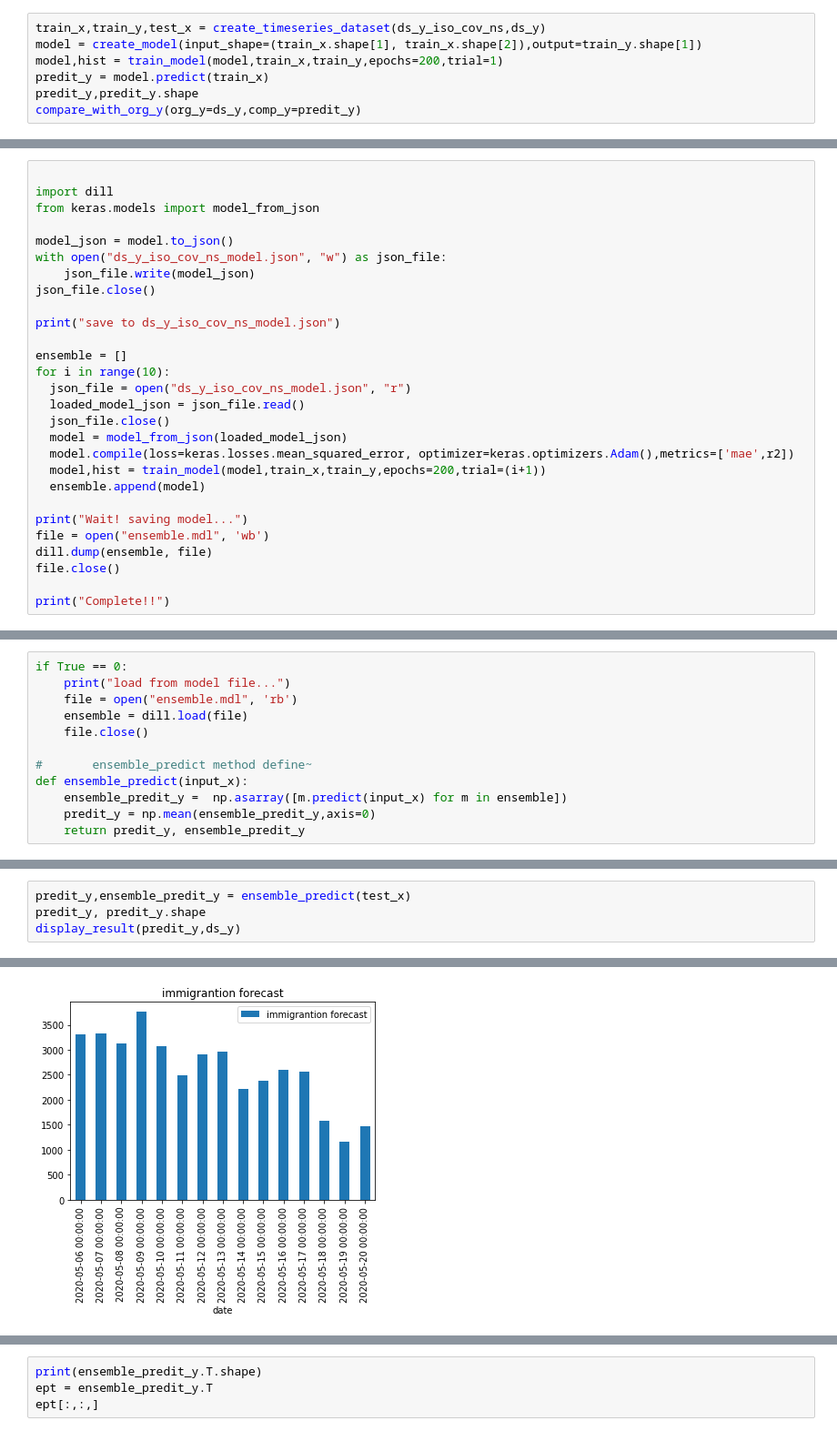
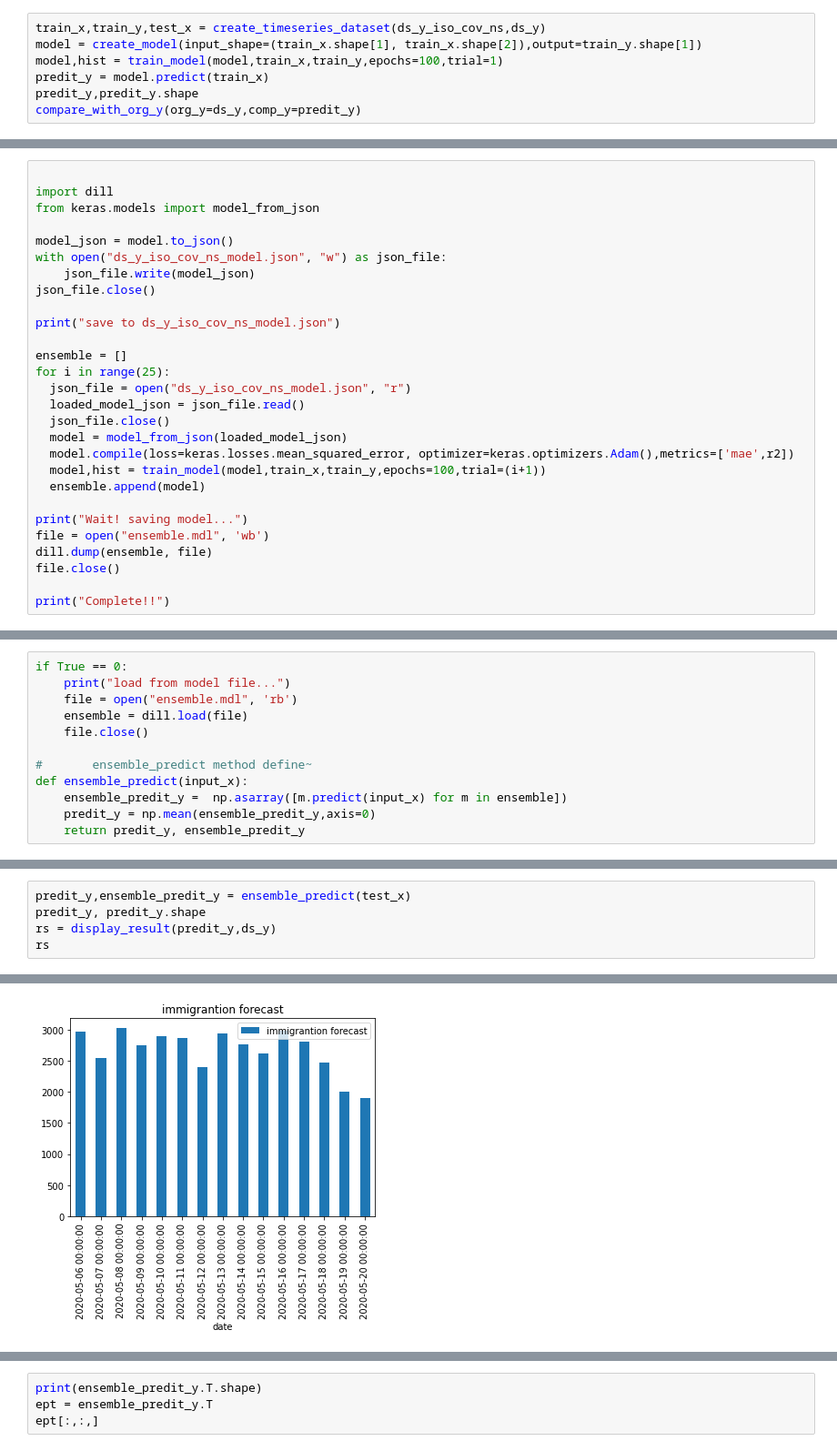
Before and after one commit to dolmani38/ai_corona, a Jupyter notebook: analysis_corona_0507.ipynb, the cells around one changed output, grey strips where cells are left out. Shown at 91% size. Saved outputs shown, nothing was run; the diff lists cells and outputs as text.

```diff
--- a/analysis_corona_0507.ipynb
+++ b/analysis_corona_0507.ipynb
@@ -786,7 +786,7 @@ ds_y_iso_cov_ns.plot(legend=False,figsize=(16,8))
 # %%
 train_x,train_y,test_x = create_timeseries_dataset(ds_y_iso_cov_ns,ds_y)
 model = create_model(input_shape=(train_x.shape[1], train_x.shape[2]),output=train_y.shape[1])
-model,hist = train_model(model,train_x,train_y,epochs=200,trial=1)
+model,hist = train_model(model,train_x,train_y,epochs=100,trial=1)
 predit_y = model.predict(train_x)
 predit_y,predit_y.shape
 compare_with_org_y(org_y=ds_y,comp_y=predit_y)
@@ -851,13 +850,13 @@ json_file.close()
 print("save to ds_y_iso_cov_ns_model.json")
 
 ensemble = []
-for i in range(10):
+for i in range(25):
   json_file = open("ds_y_iso_cov_ns_model.json", "r")
   loaded_model_json = json_file.read()
   json_file.close()
   model = model_from_json(loaded_model_json)
   model.compile(loss=keras.losses.mean_squared_error, optimizer=keras.optimizers.Adam(),metrics=['mae',r2])
-  model,hist = train_model(model,train_x,train_y,epochs=200,trial=(i+1))
+  model,hist = train_model(model,train_x,train_y,epochs=100,trial=(i+1))
   ensemble.append(model)
 
 print("Wait! saving model...")
@@ -905,6 +904,7 @@ compare_with_org_y(org_y=ds_y,comp_y=predit_y)
 # %%
 predit_y,ensemble_predit_y = ensemble_predict(test_x)
 predit_y, predit_y.shape
-display_result(predit_y,ds_y)
+rs = display_result(predit_y,ds_y)
+rs
 # %% [output]
 |  | date | roaming register forecate | immigrantion forecast |
@@ -926 +926 @@ display_result(predit_y,ds_y)
-[figure, old version]
+[figure, new version]
```
Also changed, not shown: parts of 9 cells of this notebook.
